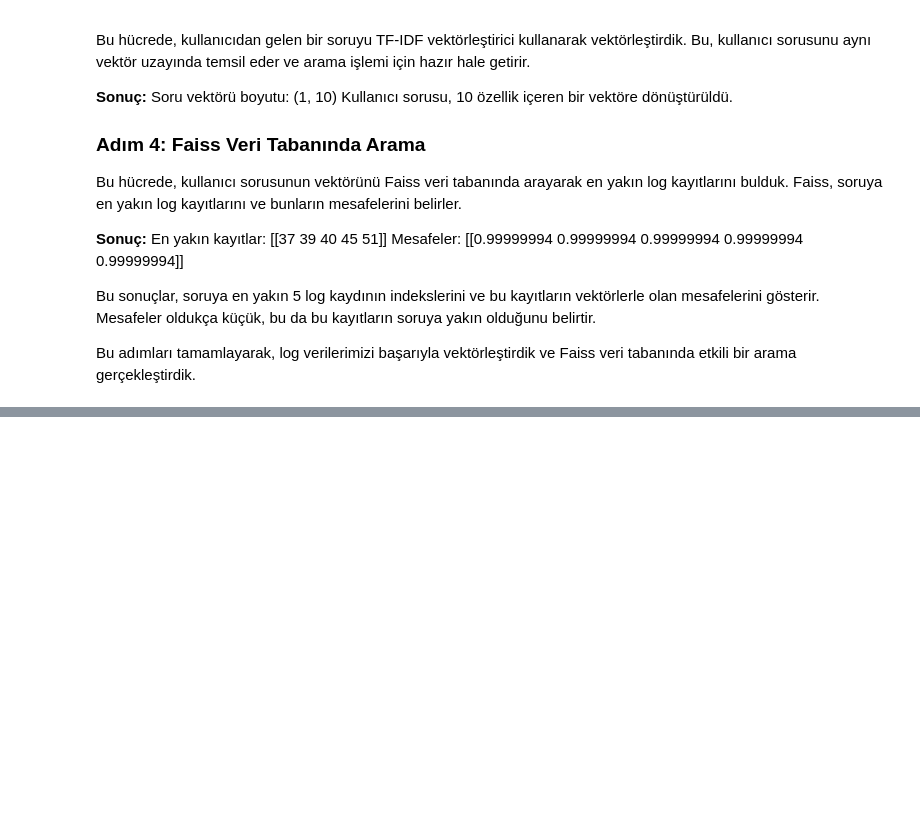
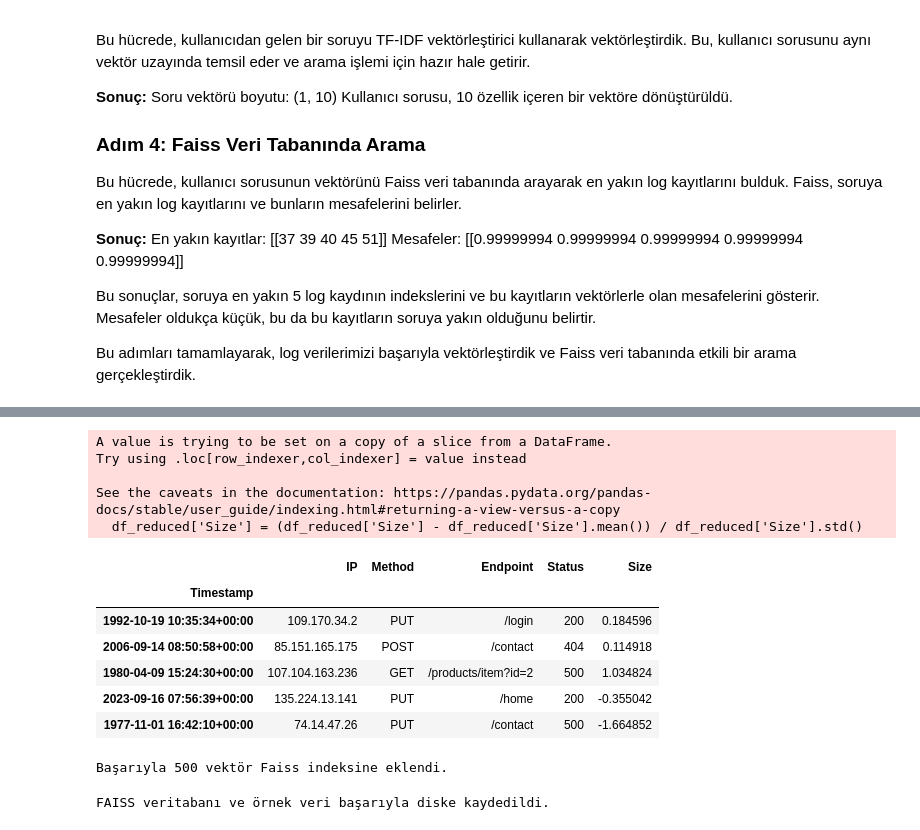
Before and after one commit to haremir/Web_traffic_QA, a Jupyter notebook: main.ipynb, the cells around one changed output, grey strips where cells are left out. Cells and saved outputs as stored; diff of their text form; code cells hidden in the pictures; blank space fills up the shorter version.

```diff
--- a/main.ipynb
+++ b/main.ipynb
@@ -427,0 +421,55 @@ retriever = RagRetriever.from_pretrained(
+# %%
+# Size kolonunu normalize ettik
+df_reduced['Size'] = (df_reduced['Size'] - df_reduced['Size'].mean()) / df_reduced['Size'].std()
+
+# Özelliklerin ilk birkaç satırını inceledik
+df_reduced.head()
+# %% [output]
+A value is trying to be set on a copy of a slice from a DataFrame.
+Try using .loc[row_indexer,col_indexer] = value instead
+
+See the caveats in the documentation: https://pandas.pydata.org/pandas-docs/stable/user_guide/indexing.html#returning-a-view-versus-a-copy
+  df_reduced['Size'] = (df_reduced['Size'] - df_reduced['Size'].mean()) / df_reduced['Size'].std()
+|  | IP | Method | Endpoint | Status | Size |
+| Timestamp |  |  |  |  |  |
+| 1992-10-19 10:35:34+00:00 | 109.170.34.2 | PUT | /login | 200 | 0.184596 |
+| 2006-09-14 08:50:58+00:00 | 85.151.165.175 | POST | /contact | 404 | 0.114918 |
+| 1980-04-09 15:24:30+00:00 | 107.104.163.236 | GET | /products/item?id=2 | 500 | 1.034824 |
+| 2023-09-16 07:56:39+00:00 | 135.224.13.141 | PUT | /home | 200 | -0.355042 |
+| 1977-11-01 16:42:10+00:00 | 74.14.47.26 | PUT | /contact | 500 | -1.664852 |
+# %%
+# Veriyi küçültme (500 kayıt seçiyoruz)
+df_sample = df.sample(n=500, random_state=42).reset_index(drop=True)
+
+# Küçültülmüş veri üzerinde TF-IDF vektörizasyonunu tekrarlayacağız
+log_data_sample = df_sample['log_text']
+vectors_sample = vectorizer.fit_transform(log_data_sample).toarray()
+
+# Faiss ile vektör veri tabanı kurma (küçültülmüş veri ile)
+d_sample = vectors_sample.shape[1]  # Vektör boyutunu aldık
+index_sample = faiss.IndexFlatL2(d_sample)  # L2 normuna göre düz bir indeks oluşturduk
+
+try:
+    # Vektörleri Faiss veri tabanına ekleme işlemleri
+    index_sample.add(vectors_sample)
+
+    # Yükleme sonrasında kontrol edeceğiz
+    if index_sample.ntotal == vectors_sample.shape[0]:
+        print(f"Başarıyla {index_sample.ntotal} vektör Faiss indeksine eklendi.")
+    else:
+        print("Hata: Beklenmeyen vektör sayısı eklendi.")
+
+except Exception as e:
+    print(f"Vektörler Faiss veri tabanına eklenirken bir hata oluştu: {str(e)}")
+# %% [output]
+Başarıyla 500 vektör Faiss indeksine eklendi.
+# %%
+# FAISS veritabanını diske kaydettik
+faiss.write_index(index_sample, "faiss_index_sample.index")
+
+# Örnek veriyi diske kaydettik
+df_sample.to_csv("sampled_data.csv", index=False)
+
+print("FAISS veritabanı ve örnek veri başarıyla diske kaydedildi.")
+# %% [output]
+FAISS veritabanı ve örnek veri başarıyla diske kaydedildi.
```
Also changed, not shown: parts of 23 cells of this notebook.
